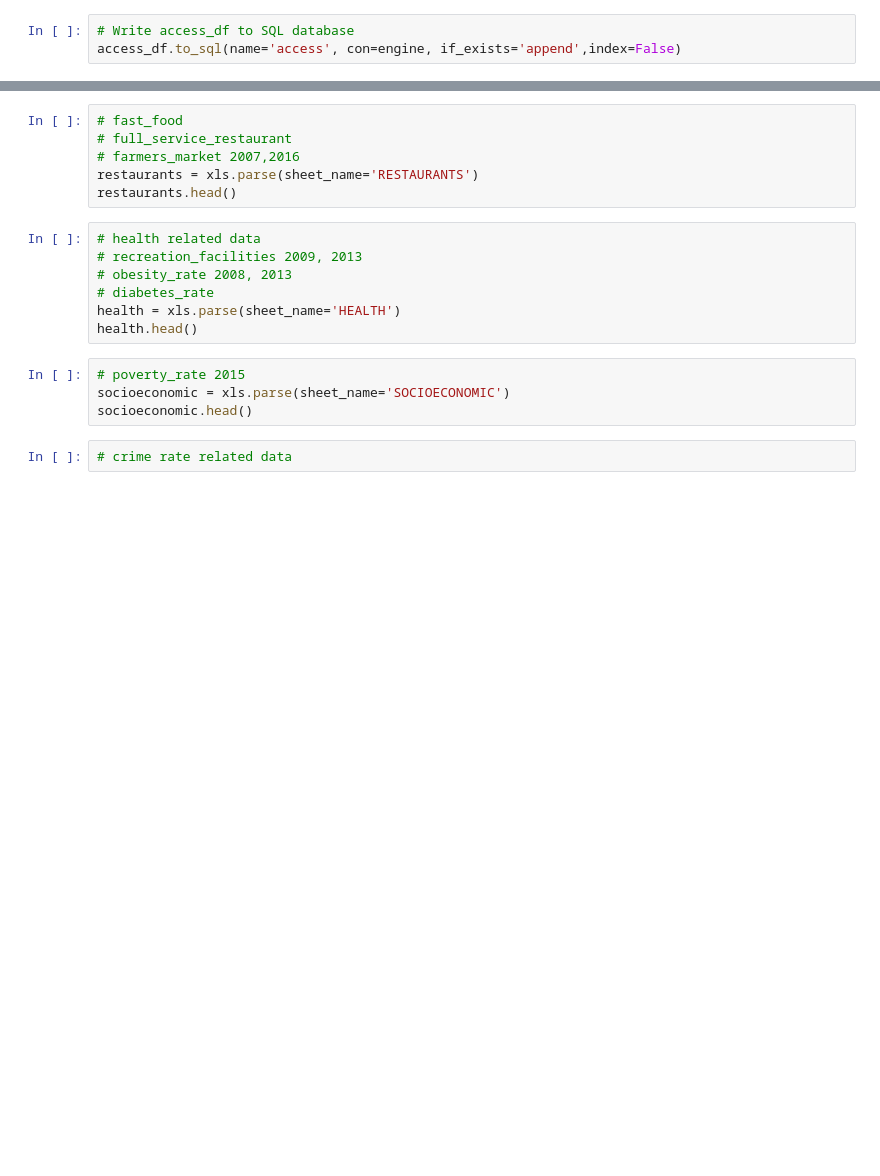
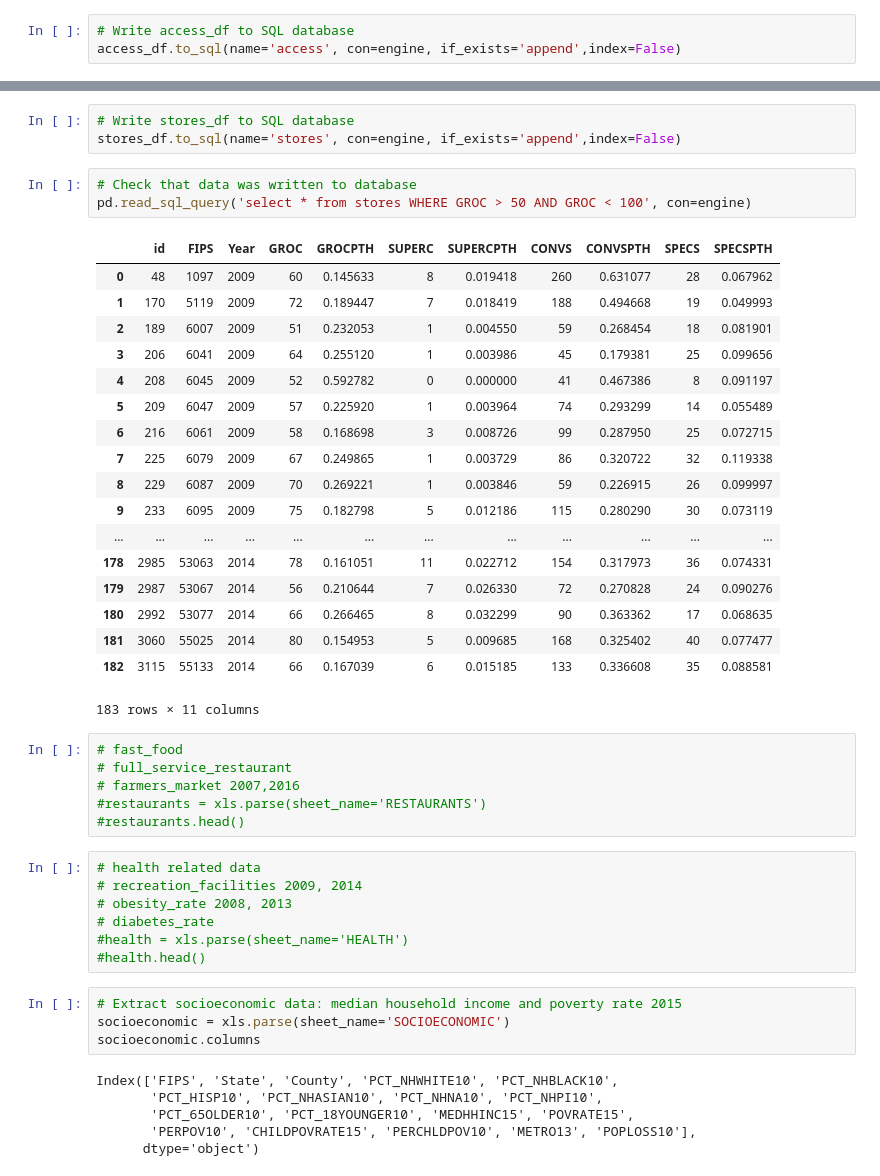
Before and after one commit to cinhui/ETL_county, a Jupyter notebook: ETL_food_environment_property.ipynb, the cells around one changed output, grey strips where cells are left out. Cells and saved outputs as stored; diff of their text form; blank space fills up the shorter version.

```diff
--- a/ETL_food_environment_property.ipynb
+++ b/ETL_food_environment_property.ipynb
@@ -194,19 +215,48 @@ stores[['FIPS','GROC09', 'GROC14', 'GROCPTH09', 'GROCPTH14',
+# %%
+# Write stores_df to SQL database
+stores_df.to_sql(name='stores', con=engine, if_exists='append',index=False)
+# %%
+# Check that data was written to database
+pd.read_sql_query('select * from stores WHERE GROC > 50 AND GROC < 100', con=engine)
+# %% [output]
+|  | id | FIPS | Year | GROC | GROCPTH | SUPERC | SUPERCPTH | CONVS | CONVSPTH | SPECS | SPECSPTH |
+| 0 | 48 | 1097 | 2009 | 60 | 0.145633 | 8 | 0.019418 | 260 | 0.631077 | 28 | 0.067962 |
+| 1 | 170 | 5119 | 2009 | 72 | 0.189447 | 7 | 0.018419 | 188 | 0.494668 | 19 | 0.049993 |
+| 2 | 189 | 6007 | 2009 | 51 | 0.232053 | 1 | 0.004550 | 59 | 0.268454 | 18 | 0.081901 |
+| 3 | 206 | 6041 | 2009 | 64 | 0.255120 | 1 | 0.003986 | 45 | 0.179381 | 25 | 0.099656 |
+| 4 | 208 | 6045 | 2009 | 52 | 0.592782 | 0 | 0.000000 | 41 | 0.467386 | 8 | 0.091197 |
+| 5 | 209 | 6047 | 2009 | 57 | 0.225920 | 1 | 0.003964 | 74 | 0.293299 | 14 | 0.055489 |
+| 6 | 216 | 6061 | 2009 | 58 | 0.168698 | 3 | 0.008726 | 99 | 0.287950 | 25 | 0.072715 |
+| 7 | 225 | 6079 | 2009 | 67 | 0.249865 | 1 | 0.003729 | 86 | 0.320722 | 32 | 0.119338 |
+| 8 | 229 | 6087 | 2009 | 70 | 0.269221 | 1 | 0.003846 | 59 | 0.226915 | 26 | 0.099997 |
+| 9 | 233 | 6095 | 2009 | 75 | 0.182798 | 5 | 0.012186 | 115 | 0.280290 | 30 | 0.073119 |
+| ... | ... | ... | ... | ... | ... | ... | ... | ... | ... | ... | ... |
+| 178 | 2985 | 53063 | 2014 | 78 | 0.161051 | 11 | 0.022712 | 154 | 0.317973 | 36 | 0.074331 |
+| 179 | 2987 | 53067 | 2014 | 56 | 0.210644 | 7 | 0.026330 | 72 | 0.270828 | 24 | 0.090276 |
+| 180 | 2992 | 53077 | 2014 | 66 | 0.266465 | 8 | 0.032299 | 90 | 0.363362 | 17 | 0.068635 |
+| 181 | 3060 | 55025 | 2014 | 80 | 0.154953 | 5 | 0.009685 | 168 | 0.325402 | 40 | 0.077477 |
+| 182 | 3115 | 55133 | 2014 | 66 | 0.167039 | 6 | 0.015185 | 133 | 0.336608 | 35 | 0.088581 |
+183 rows × 11 columns
 # %%
 # fast_food
 # full_service_restaurant
 # farmers_market 2007,2016
-restaurants = xls.parse(sheet_name='RESTAURANTS')
-restaurants.head()
+#restaurants = xls.parse(sheet_name='RESTAURANTS')
+#restaurants.head()
 # %%
 # health related data
-# recreation_facilities 2009, 2013
+# recreation_facilities 2009, 2014
 # obesity_rate 2008, 2013
 # diabetes_rate
-health = xls.parse(sheet_name='HEALTH')
-health.head()
+#health = xls.parse(sheet_name='HEALTH')
+#health.head()
 # %%
-# poverty_rate 2015
+# Extract socioeconomic data: median household income and poverty rate 2015
 socioeconomic = xls.parse(sheet_name='SOCIOECONOMIC')
-socioeconomic.head()
+socioeconomic.columns
+# %% [output]
+Index(['FIPS', 'State', 'County', 'PCT_NHWHITE10', 'PCT_NHBLACK10',
+       'PCT_HISP10', 'PCT_NHASIAN10', 'PCT_NHNA10', 'PCT_NHPI10',
+       'PCT_65OLDER10', 'PCT_18YOUNGER10', 'MEDHHINC15', 'POVRATE15',
+       'PERPOV10', 'CHILDPOVRATE15', 'PERCHLDPOV10', 'METRO13', 'POPLOSS10'],
+      dtype='object')
-# %%
-# crime rate related data
```
Also changed, not shown: parts of 31 cells of this notebook.
